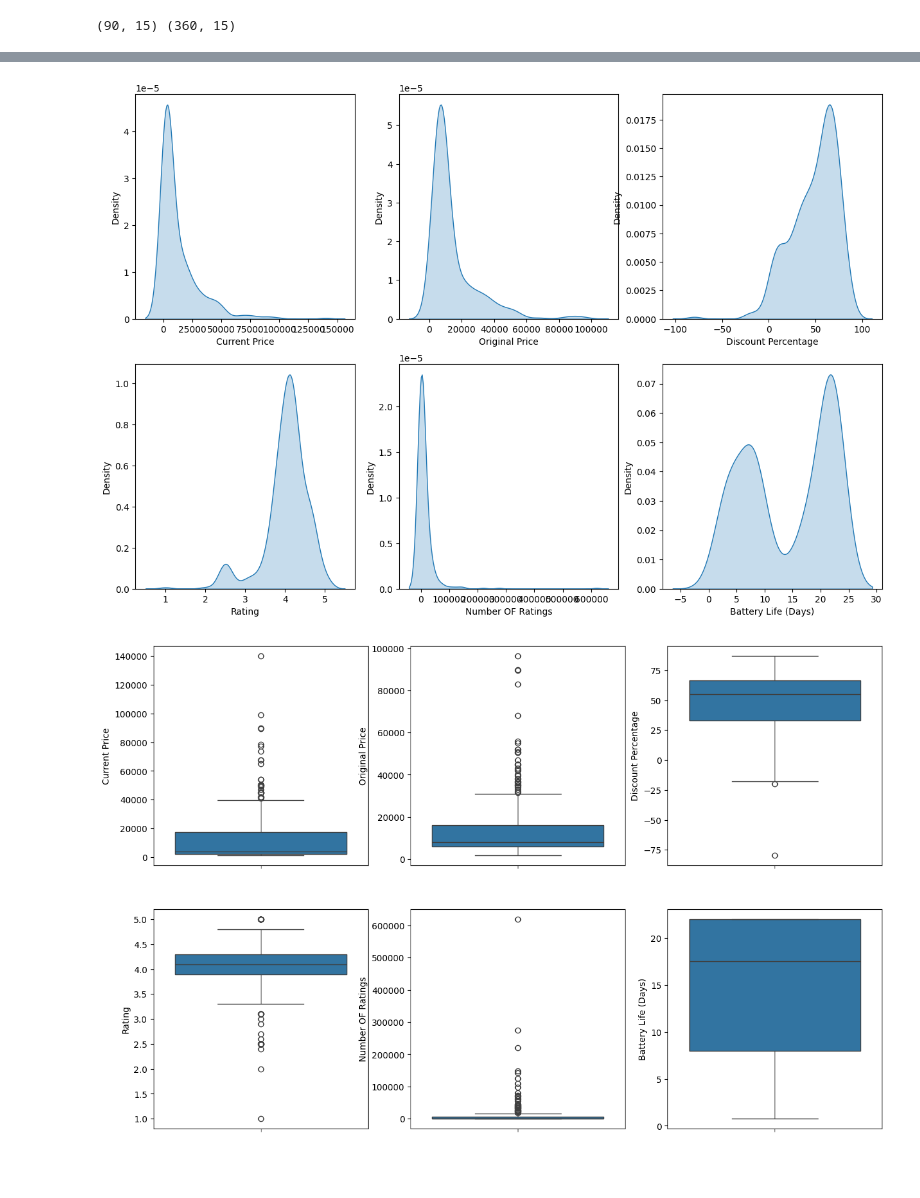
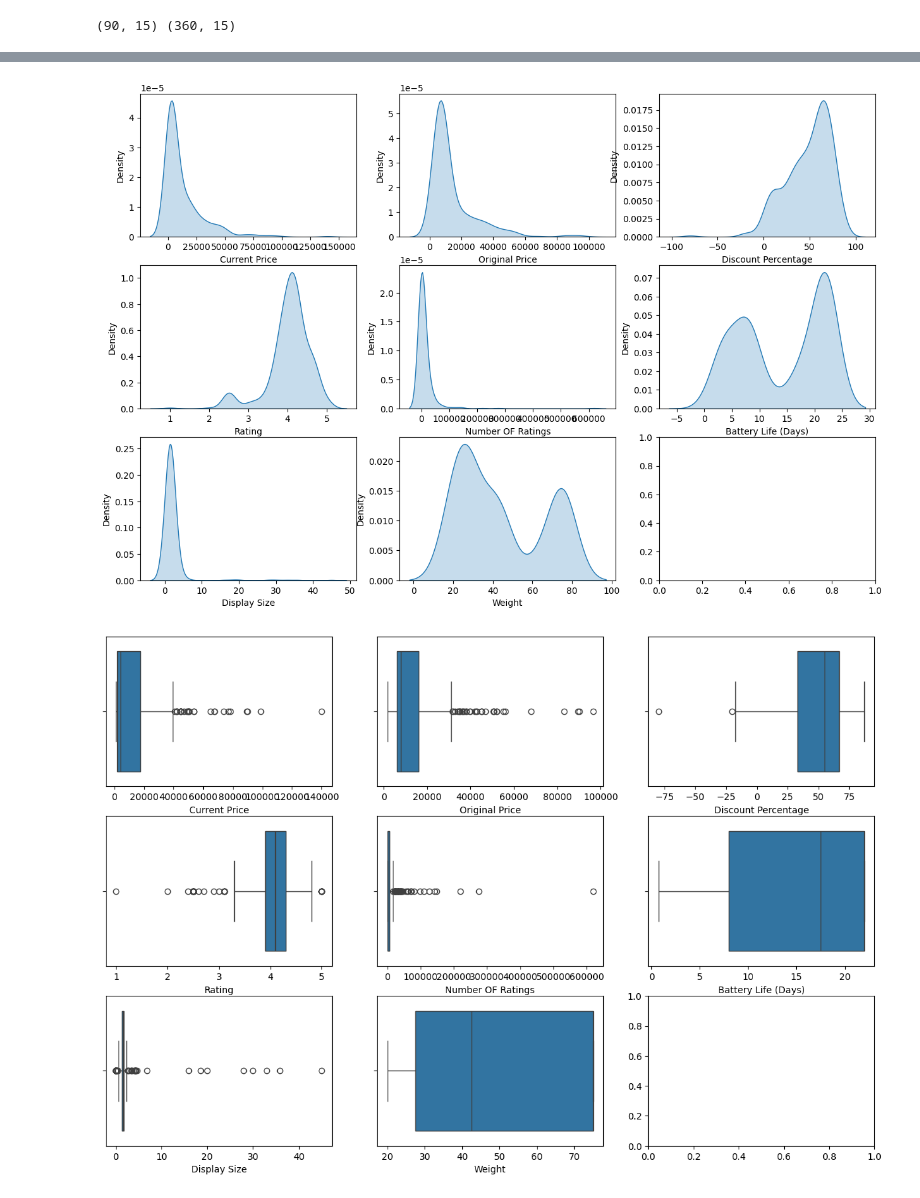
Before and after one commit to moronjie/watch_price_ml_project, a Jupyter notebook: main.ipynb, the cells around one changed output, grey strips where cells are left out. Saved outputs shown, nothing was run; the diff lists cells and outputs as text; code cells hidden in the pictures; blank space fills up the shorter version.

Commit message:
normalizing data

```diff
--- a/main.ipynb
+++ b/main.ipynb
@@ -59,5 +69,3 @@ df["Display Size"].replace(0.0, np.nan, inplace=True)
 # %%
 df["Weight"].isna().sum()
-
-df["Weight"].fillna("0.0", inplace=True)
 # %% [output]
@@ -93,3 +131,5 @@ df["Weight"].replace('<= 20 g', float(re.findall(r'\d+', '<= 20 g')[0]), inplace
+# %%
+df["Weight"] = df["Weight"].astype(float)
 # %%
 train_df = df.sample(frac=0.8, random_state=48)
 train_df
@@ -222,5 +262,5 @@ continuos_data.head()
 # %%
-fig, axes = plt.subplots(2, 3, figsize=(15,10))
+fig, axes = plt.subplots(3, 3, figsize=(15,10))
 
 for i, column in enumerate(numerical_data):
     row = i // 3
@@ -234,5 +274,5 @@ plt.show()
 # %%
-fig, axes = plt.subplots(2, 3, figsize=(15,10))
+fig, axes = plt.subplots(3, 3, figsize=(15,10))
 
 for i, column in enumerate(numerical_data):
     row = i // 3
@@ -242,19 +282,19 @@ for i, column in enumerate(numerical_data):
 
 plt.show()
 # %% [output]
-[figure, old version]
+[figure, new version]
 # %%
-fig, axes = plt.subplots(2, 3, figsize=(15,10))
+fig, axes = plt.subplots(3, 3, figsize=(15,10))
 
 for i, column in enumerate(numerical_data):
     row = i // 3
     col = i % 3
     ax = axes[row, col]
-    sns.boxplot(data = train_df[column], ax=ax)
+    sns.boxplot(x = train_df[column], ax=ax)
 
 plt.show()
 # %% [output]
-[figure, old version]
+[figure, new version]
 # %%
 sns.pairplot(data= numerical_data)
 # %% [output]
```
Also changed, not shown: parts of 28 cells of this notebook, 1 other file.
